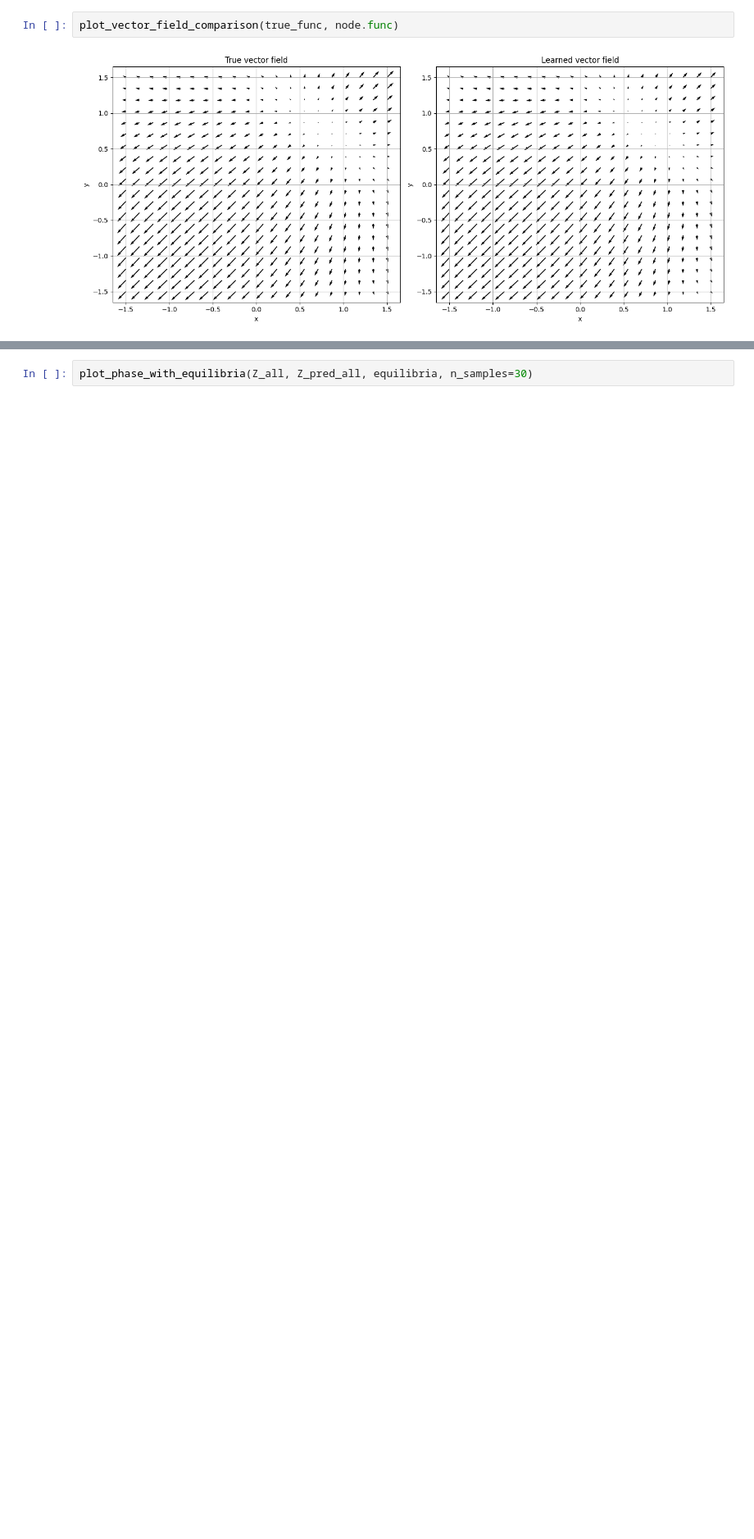
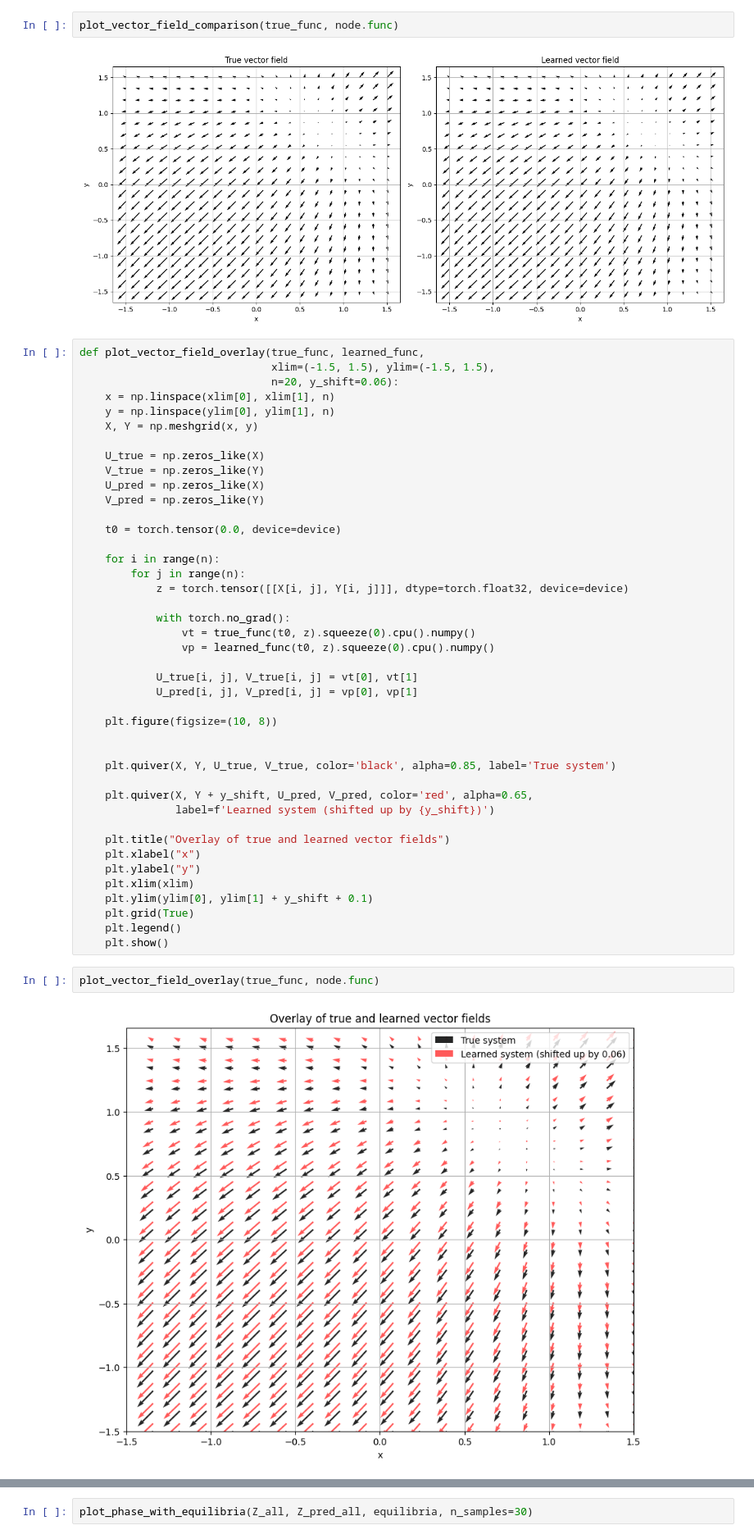
Before and after one commit to xsokolovae1/neural-odes-near-equilibria, a Jupyter notebook: odes/cos_system/data.ipynb, the cells around one changed output, grey strips where cells are left out. Shown at 82% size. Saved outputs shown, nothing was run; the diff lists cells and outputs as text; blank space fills up the shorter version.

```diff
--- a/odes/cos_system/data.ipynb
+++ b/odes/cos_system/data.ipynb
@@ -192,6 +192,52 @@ def plot_vector_field_comparison(true_func, learned_func, xlim=(-1.5, 1.5), ylim
 plot_vector_field_comparison(true_func, node.func)
 # %% [output]
 [figure]
+# %%
+def plot_vector_field_overlay(true_func, learned_func,
+                              xlim=(-1.5, 1.5), ylim=(-1.5, 1.5),
+                              n=20, y_shift=0.06):
+    x = np.linspace(xlim[0], xlim[1], n)
+    y = np.linspace(ylim[0], ylim[1], n)
+    X, Y = np.meshgrid(x, y)
+
+    U_true = np.zeros_like(X)
+    V_true = np.zeros_like(Y)
+    U_pred = np.zeros_like(X)
+    V_pred = np.zeros_like(Y)
+
+    t0 = torch.tensor(0.0, device=device)
+
+    for i in range(n):
+        for j in range(n):
+            z = torch.tensor([[X[i, j], Y[i, j]]], dtype=torch.float32, device=device)
+
+            with torch.no_grad():
+                vt = true_func(t0, z).squeeze(0).cpu().numpy()
+                vp = learned_func(t0, z).squeeze(0).cpu().numpy()
+
+            U_true[i, j], V_true[i, j] = vt[0], vt[1]
+            U_pred[i, j], V_pred[i, j] = vp[0], vp[1]
+
+    plt.figure(figsize=(10, 8))
+
+
+    plt.quiver(X, Y, U_true, V_true, color='black', alpha=0.85, label='True system')
+
+    plt.quiver(X, Y + y_shift, U_pred, V_pred, color='red', alpha=0.65,
+               label=f'Learned system (shifted up by {y_shift})')
+
+    plt.title("Overlay of true and learned vector fields")
+    plt.xlabel("x")
+    plt.ylabel("y")
+    plt.xlim(xlim)
+    plt.ylim(ylim[0], ylim[1] + y_shift + 0.1)
+    plt.grid(True)
+    plt.legend()
+    plt.show()
+# %%
+plot_vector_field_overlay(true_func, node.func)
+# %% [output]
+[figure, added]
 # %%
 def plot_phase_with_equilibria(true_Z, pred_Z, equilibria, n_samples=30):
     plt.figure(figsize=(8, 8))
```
